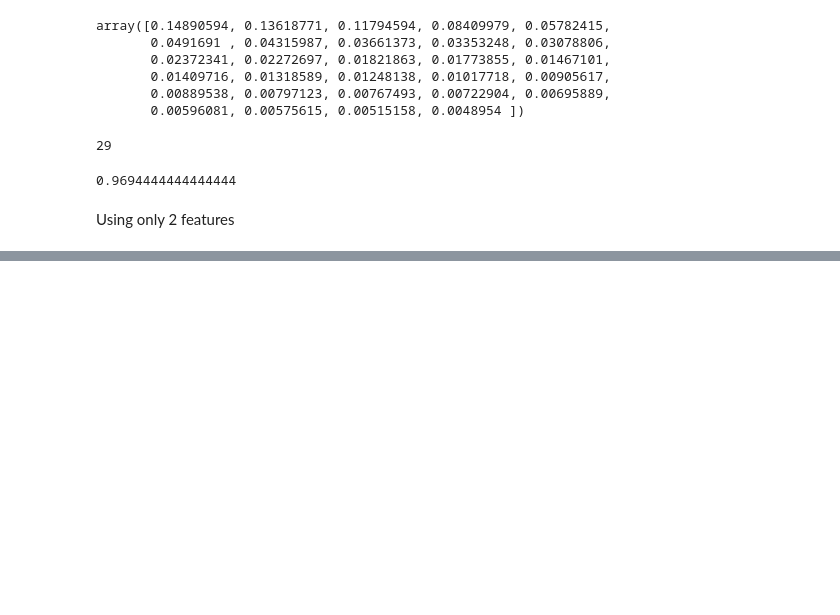
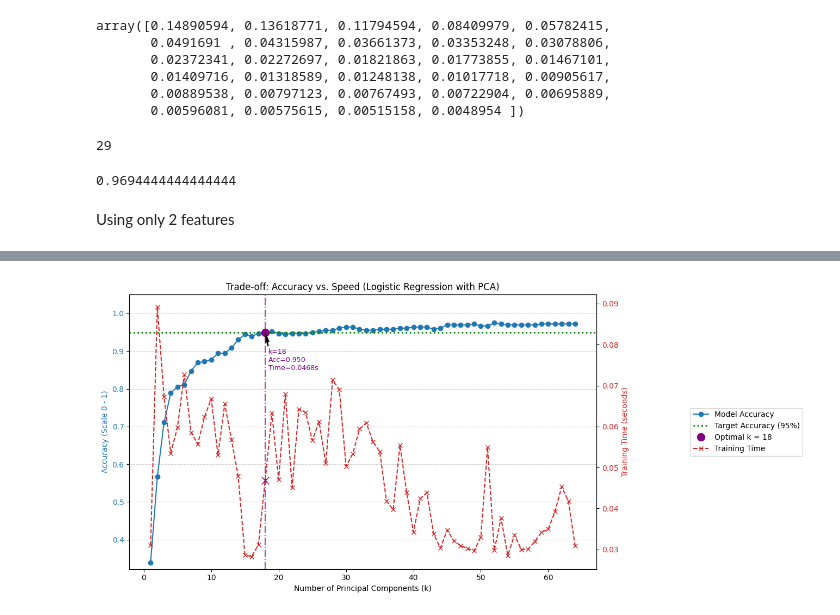
Before and after one commit to Nickwisely97/Code-Portofolio, a Jupyter notebook: Machine Learning/Principal Component Analysis (PCA)/code/PCA_analysis.ipynb, the cells around one changed output, grey strips where cells are left out. Cells and saved outputs as stored; diff of their text form; code cells hidden in the pictures; blank space fills up the shorter version.

```diff
--- a/Machine Learning/Principal Component Analysis (PCA)/code/PCA_analysis.ipynb
+++ b/Machine Learning/Principal Component Analysis (PCA)/code/PCA_analysis.ipynb
@@ -199,0 +276,74 @@ model.score(X_test_pca, y_test_pca)
+# %%
+# Define the Target Accuracy constant
+TARGET_ACCURACY = 0.95
+
+# --- 1. Find the Smallest 'k' that Meets the Target Accuracy ---
+indices_met_target = np.where(np.array(accuracy_scores) >= TARGET_ACCURACY)[0]
+
+found_optimal = False
+if len(indices_met_target) > 0:
+    # Take the index of the first (smallest) k that meets the target
+    k_optimal_index = indices_met_target[0]
+    # Calculate the corresponding k value
+    k_optimal_value = components_range[k_optimal_index]
+    optimal_time = training_times[k_optimal_index]
+    optimal_acc = accuracy_scores[k_optimal_index]
+    found_optimal = True
+else:
+    print("Warning: The target accuracy of 80% was not achieved in this experiment.")
+
+
+# --- 2. Create the Dual-Axis Plot ---
+fig, ax1 = plt.subplots(figsize=(10, 6))
+
+# --- Plot Accuracy (Left Y-axis) ---
+color_acc = 'tab:blue'
+ax1.set_xlabel('Number of Principal Components (k)')
+ax1.set_ylabel('Accuracy (Scale 0 - 1)', color=color_acc)
+ax1.plot(components_range, accuracy_scores, color=color_acc, marker='o', linestyle='-', label='Model Accuracy')
+ax1.tick_params(axis='y', labelcolor=color_acc)
+ax1.grid(True, axis='y', linestyle='--', alpha=0.6)
+
+# Add the Target Accuracy Line (80%)
+ax1.axhline(y=TARGET_ACCURACY, color='green', linestyle=':', linewidth=2, label=f'Target Accuracy ({TARGET_ACCURACY*100:.0f}%)')
+# Set Y limit to better visualize the 80% line
+ax1.set_ylim(min(accuracy_scores) * 0.95, 1.05)
+
+# --- Plot Computation Time (Right Y-axis) ---
+ax2 = ax1.twinx() # Create a second Y-axis sharing the same X-axis
+color_time = 'tab:red'
+ax2.set_ylabel('Training Time (seconds)', color=color_time)
+ax2.plot(components_range, training_times, color=color_time, marker='x', linestyle='--', label='Training Time')
+ax2.tick_params(axis='y', labelcolor=color_time)
+
+# --- 3. Mark the Optimal Trade-off Point ---
+if found_optimal:
+    # Vertical line marking the optimal k
+    plt.axvline(x=k_optimal_value, color='purple', linestyle='-.', alpha=0.7)
+
+    # Annotate the optimal k point on the plot
+    ax1.plot(k_optimal_value, optimal_acc, 'o', color='purple', markersize=10, label=f'Optimal k = {k_optimal_value}')
+    ax2.plot(k_optimal_value, optimal_time, 'x', color='purple', markersize=10)
+
+    # Add text annotation for clarity
+    ax1.annotate(f'k={k_optimal_value}\nAcc={optimal_acc:.3f}\nTime={optimal_time:.4f}s',
+                 xy=(k_optimal_value, optimal_acc),
+                 xytext=(k_optimal_value + 0.5, optimal_acc - 0.1),
+                 arrowprops=dict(facecolor='black', shrink=0.05, width=1, headwidth=5),
+                 fontsize=9, color='purple')
+
+
+# --- Title and Legends ---
+plt.title('Trade-off: Accuracy vs. Speed (Logistic Regression with PCA)')
+fig.tight_layout()
+
+# Combine all legends from both axes
+lines, labels = ax1.get_legend_handles_labels()
+lines2, labels2 = ax2.get_legend_handles_labels()
+ax1.legend(lines + lines2, labels + labels2, loc='center right', bbox_to_anchor=(1.45, 0.5))
+
+plt.savefig('../result/pca_performance.png')
+
+plt.show()
+# %% [output]
+[figure, added]
```
Also changed, not shown: parts of 7 cells of this notebook, 2 other files.
